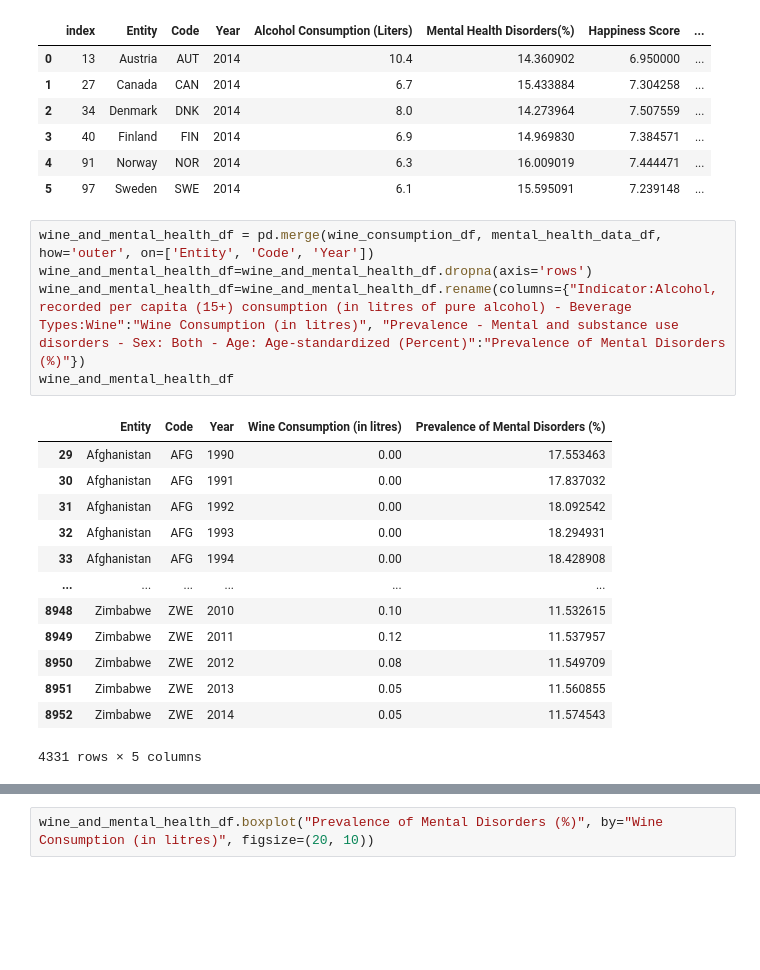
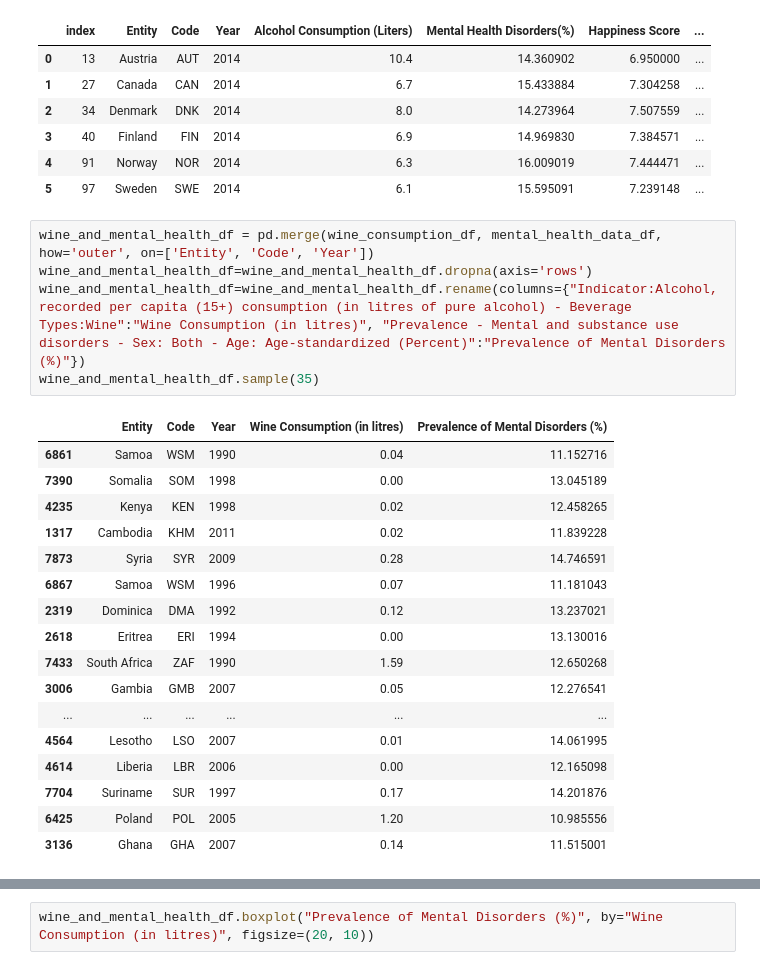
Before and after one commit to reccleston/data-analysis-project-1, a Jupyter notebook: nadia/project-work-nadia.ipynb, the cells around one changed output, grey strips where cells are left out. Saved outputs shown, nothing was run; the diff lists cells and outputs as text; blank space fills up the shorter version.

```diff
--- a/nadia/project-work-nadia.ipynb
+++ b/nadia/project-work-nadia.ipynb
@@ -146,20 +146,24 @@ renamed_df
 # %%
 wine_and_mental_health_df = pd.merge(wine_consumption_df, mental_health_data_df, how='outer', on=['Entity', 'Code', 'Year'])
 wine_and_mental_health_df=wine_and_mental_health_df.dropna(axis='rows')
 wine_and_mental_health_df=wine_and_mental_health_df.rename(columns={"Indicator:Alcohol, recorded per capita (15+) consumption (in litres of pure alcohol) - Beverage Types:Wine":"Wine Consumption (in litres)", "Prevalence - Mental and substance use disorders - Sex: Both - Age: Age-standardized (Percent)":"Prevalence of Mental Disorders (%)"})
-wine_and_mental_health_df
+wine_and_mental_health_df.sample(35)
 # %% [output]
 |  | Entity | Code | Year | Wine Consumption (in litres) | Prevalence of Mental Disorders (%) |
-| 29 | Afghanistan | AFG | 1990 | 0.00 | 17.553463 |
-| 30 | Afghanistan | AFG | 1991 | 0.00 | 17.837032 |
-| 31 | Afghanistan | AFG | 1992 | 0.00 | 18.092542 |
-| 32 | Afghanistan | AFG | 1993 | 0.00 | 18.294931 |
-| 33 | Afghanistan | AFG | 1994 | 0.00 | 18.428908 |
+| 6861 | Samoa | WSM | 1990 | 0.04 | 11.152716 |
+| 7390 | Somalia | SOM | 1998 | 0.00 | 13.045189 |
+| 4235 | Kenya | KEN | 1998 | 0.02 | 12.458265 |
+| 1317 | Cambodia | KHM | 2011 | 0.02 | 11.839228 |
+| 7873 | Syria | SYR | 2009 | 0.28 | 14.746591 |
+| 6867 | Samoa | WSM | 1996 | 0.07 | 11.181043 |
+| 2319 | Dominica | DMA | 1992 | 0.12 | 13.237021 |
+| 2618 | Eritrea | ERI | 1994 | 0.00 | 13.130016 |
+| 7433 | South Africa | ZAF | 1990 | 1.59 | 12.650268 |
+| 3006 | Gambia | GMB | 2007 | 0.05 | 12.276541 |
 | ... | ... | ... | ... | ... | ... |
-| 8948 | Zimbabwe | ZWE | 2010 | 0.10 | 11.532615 |
-| 8949 | Zimbabwe | ZWE | 2011 | 0.12 | 11.537957 |
-| 8950 | Zimbabwe | ZWE | 2012 | 0.08 | 11.549709 |
-| 8951 | Zimbabwe | ZWE | 2013 | 0.05 | 11.560855 |
-| 8952 | Zimbabwe | ZWE | 2014 | 0.05 | 11.574543 |
+| 4564 | Lesotho | LSO | 2007 | 0.01 | 14.061995 |
+| 4614 | Liberia | LBR | 2006 | 0.00 | 12.165098 |
+| 7704 | Suriname | SUR | 1997 | 0.17 | 14.201876 |
+| 6425 | Poland | POL | 2005 | 1.20 | 10.985556 |
+| 3136 | Ghana | GHA | 2007 | 0.14 | 11.515001 |
-4331 rows × 5 columns
 # %%
```
Also changed, not shown: parts of 2 cells of this notebook, 1 other file.
